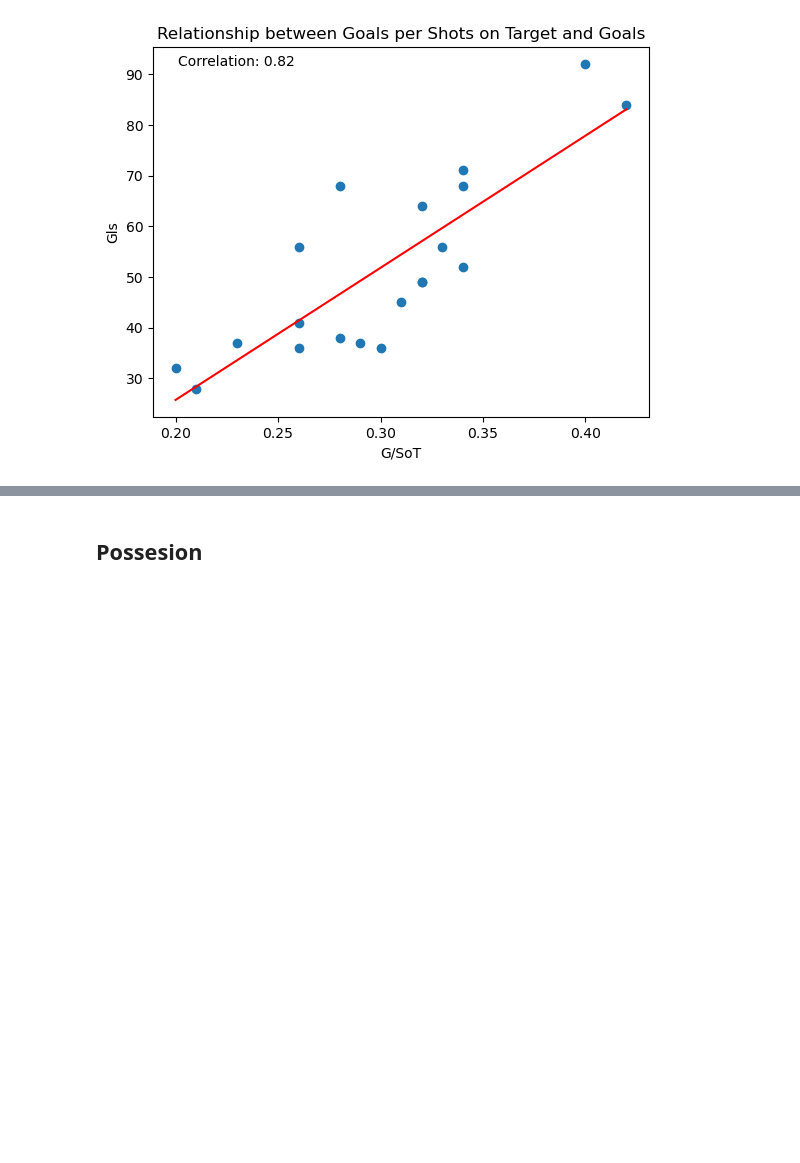
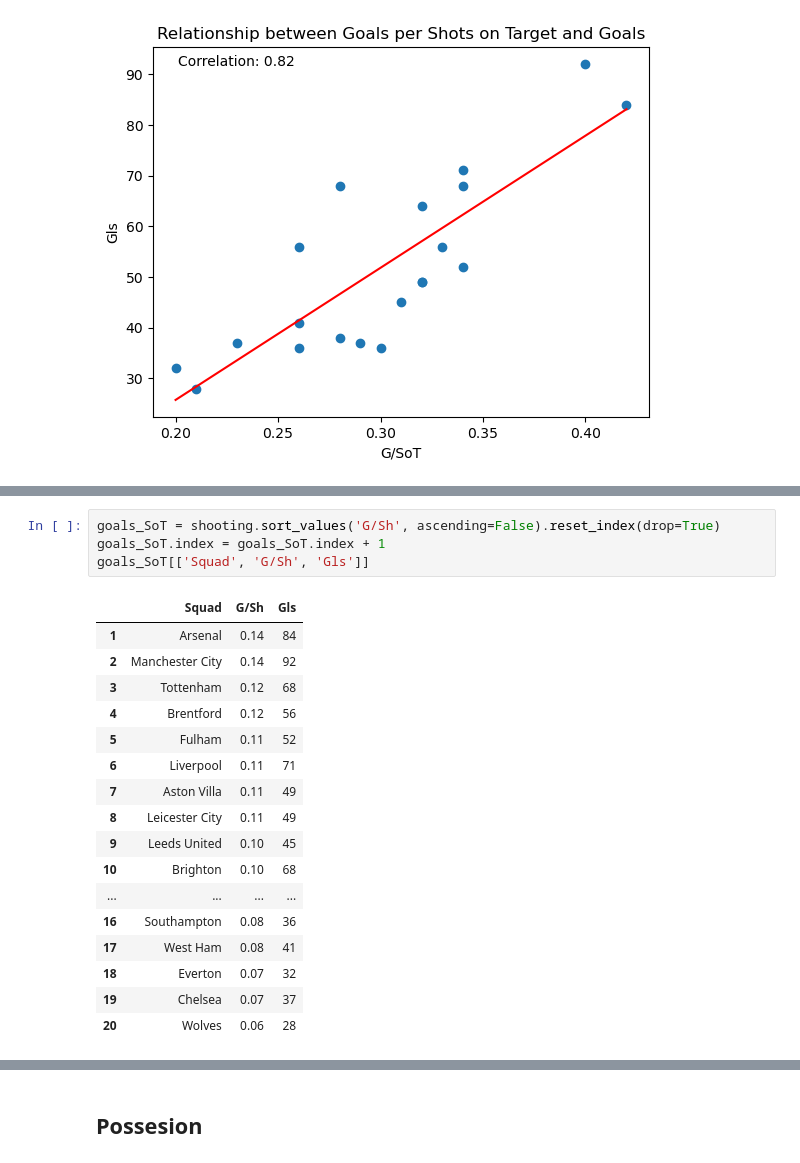
Before and after one commit to ayomidecole/Prem2022-23-data, a Jupyter notebook: prem_data_analysis.ipynb, the cells around one changed output, grey strips where cells are left out. Saved outputs shown, nothing was run; the diff lists cells and outputs as text; blank space fills up the shorter version.

```diff
--- a/prem_data_analysis.ipynb
+++ b/prem_data_analysis.ipynb
@@ -210,0 +226,22 @@ plt.show()
+# %%
+goals_SoT = shooting.sort_values('G/Sh', ascending=False).reset_index(drop=True)
+goals_SoT.index = goals_SoT.index + 1
+goals_SoT[['Squad', 'G/Sh', 'Gls']]
+# %% [output]
+|  | Squad | G/Sh | Gls |
+| 1 | Arsenal | 0.14 | 84 |
+| 2 | Manchester City | 0.14 | 92 |
+| 3 | Tottenham | 0.12 | 68 |
+| 4 | Brentford | 0.12 | 56 |
+| 5 | Fulham | 0.11 | 52 |
+| 6 | Liverpool | 0.11 | 71 |
+| 7 | Aston Villa | 0.11 | 49 |
+| 8 | Leicester City | 0.11 | 49 |
+| 9 | Leeds United | 0.10 | 45 |
+| 10 | Brighton | 0.10 | 68 |
+| ... | ... | ... | ... |
+| 16 | Southampton | 0.08 | 36 |
+| 17 | West Ham | 0.08 | 41 |
+| 18 | Everton | 0.07 | 32 |
+| 19 | Chelsea | 0.07 | 37 |
+| 20 | Wolves | 0.06 | 28 |
```
Also changed, not shown: parts of 5 cells of this notebook.
